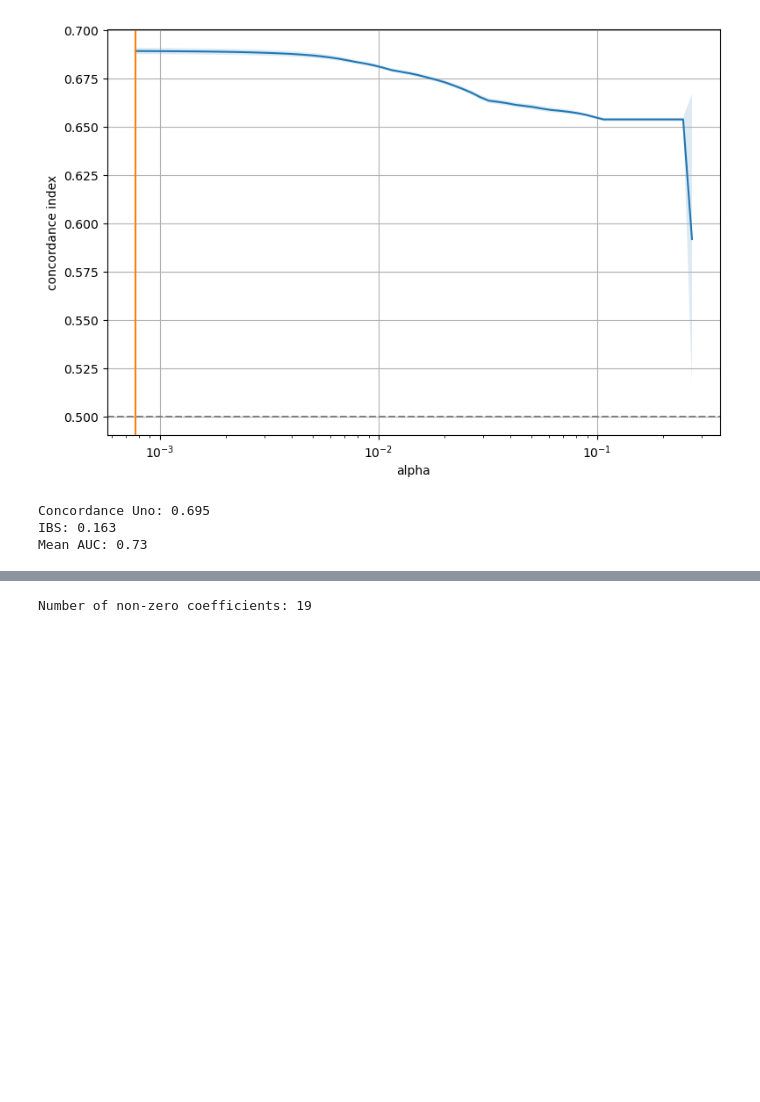
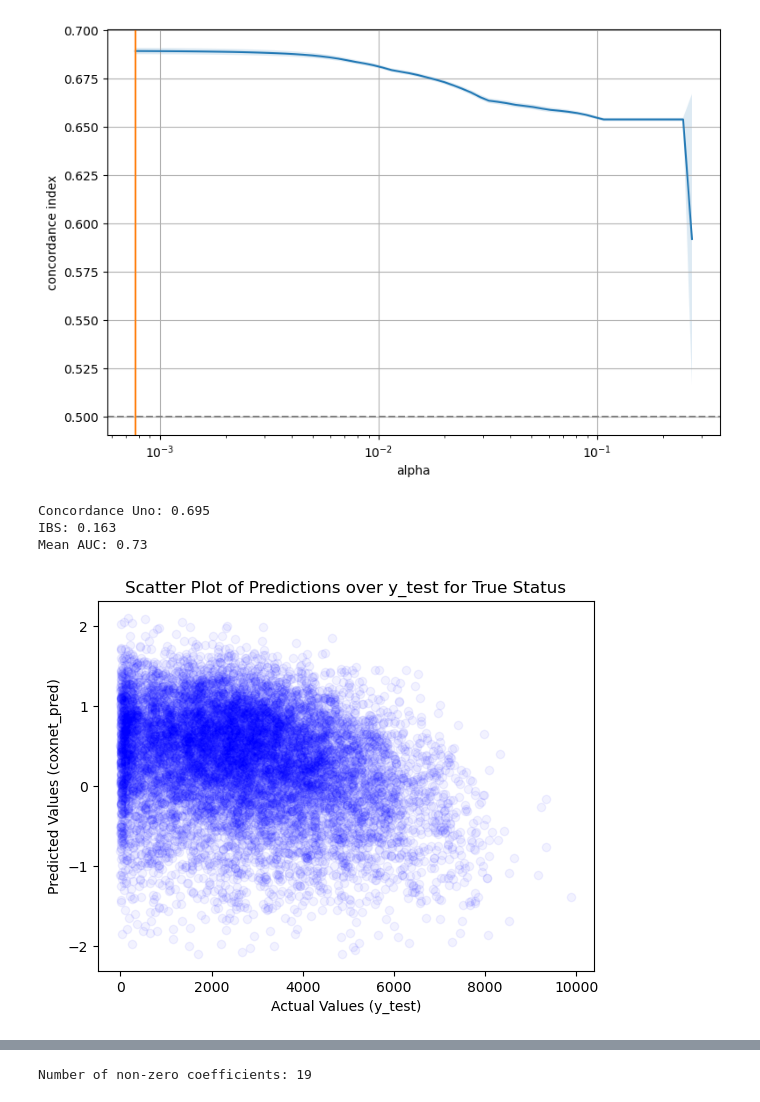
Before and after one commit to krllstdn/BachelorProject, a Jupyter notebook: Code/coxnet_deceased.ipynb, the cells around one changed output, grey strips where cells are left out. Saved outputs shown, nothing was run; the diff lists cells and outputs as text; code cells hidden in the pictures; blank space fills up the shorter version.

```diff
--- a/Code/coxnet_deceased.ipynb
+++ b/Code/coxnet_deceased.ipynb
@@ -169,3 +169,22 @@ _,_,_ = evaluate_model(coxnet_pred, X_test, y_test, y_train, times)
 Concordance Uno: 0.695
 IBS: 0.163
 Mean AUC: 0.73
+# %%
+import matplotlib.pyplot as plt
+
+prediction = coxnet_pred.predict(X_test, alpha=[best_params['alphas'][0]])
+
+true_data = y_test[y_test['Status']]
+
+# Extract the "Days" and "Prediction" values from the filtered data
+days_true = true_data['Days']
+prediction_true = prediction[y_test['Status']]
+
+# Plot the filtered data
+plt.scatter(days_true, prediction_true, color='blue', alpha=0.05)
+plt.xlabel('Actual Values (y_test)')
+plt.ylabel('Predicted Values (coxnet_pred)')
+plt.title('Scatter Plot of Predictions over y_test for True Status')
+plt.show()
+# %% [output]
+[figure, added]
```
Also changed, not shown: parts of 3 cells of this notebook, 4 other files.
